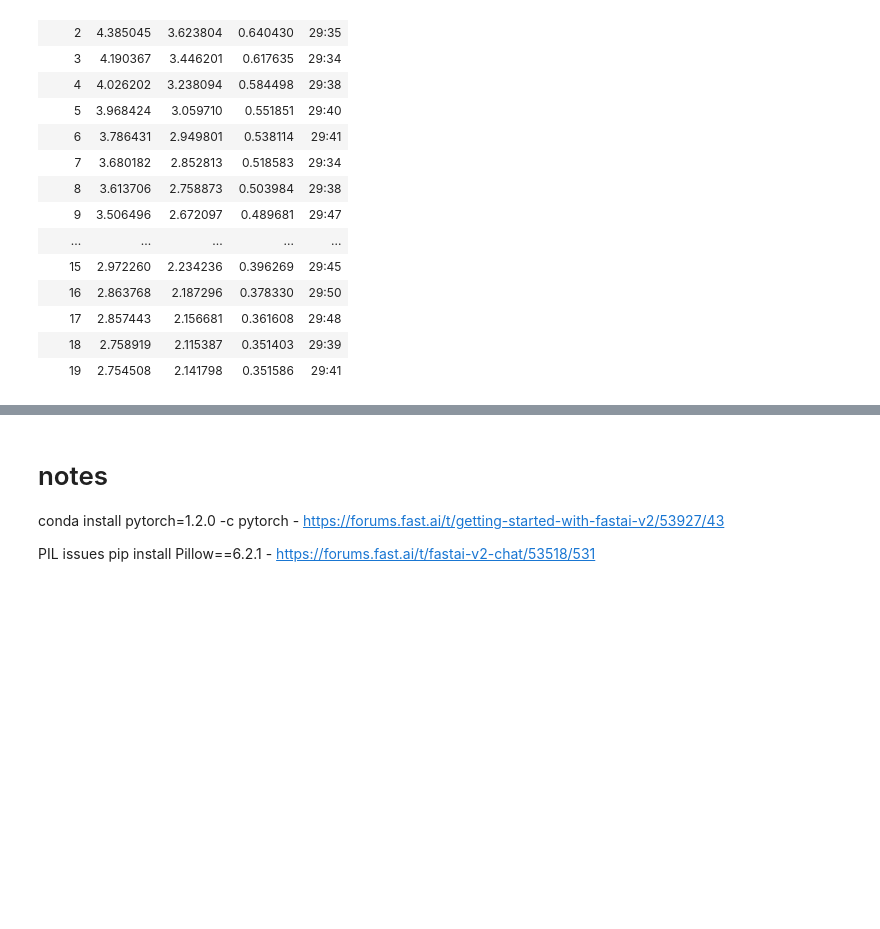
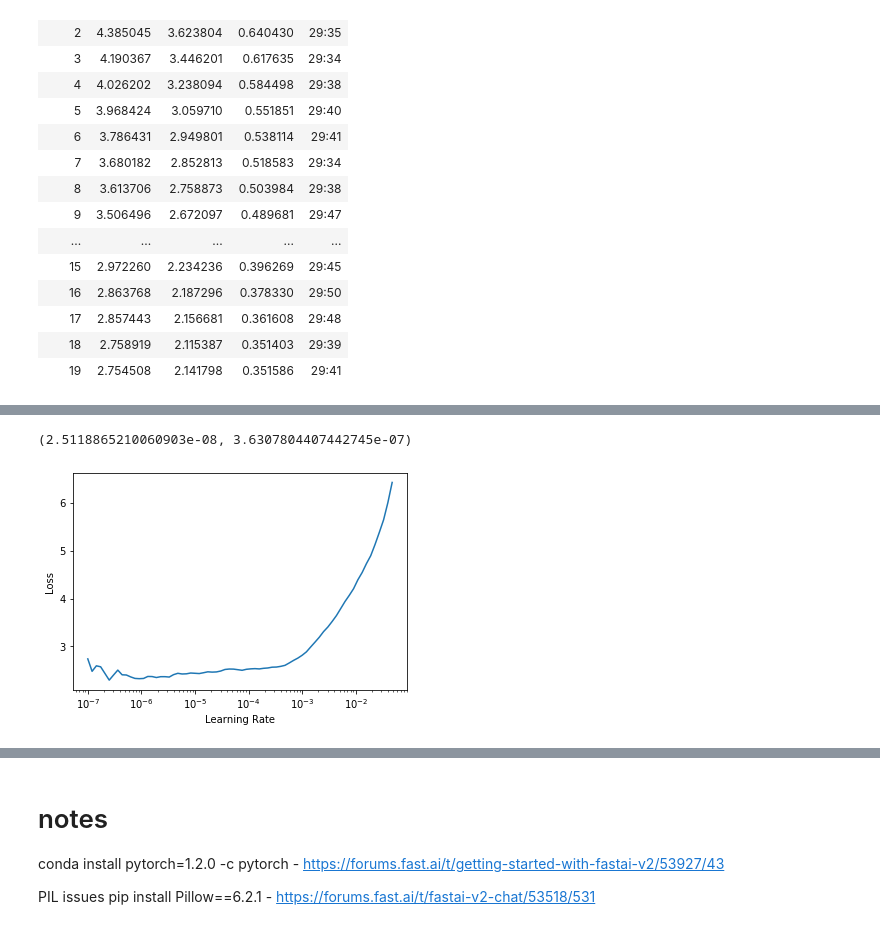
Before and after one commit to aquietlife/fastai2_audio, a Jupyter notebook: nbs/bird_classifier.ipynb, the cells around one changed output, grey strips where cells are left out. Saved outputs shown, nothing was run; the diff lists cells and outputs as text; code cells hidden in the pictures; blank space fills up the shorter version.

```diff
--- a/nbs/bird_classifier.ipynb
+++ b/nbs/bird_classifier.ipynb
@@ -693,0 +701,3 @@ learn.fit_one_cycle(30, lr_max=slice(3e-7, 3e-6))
+# %%
+learn.lr_find()
+# %% [output]
@@ -693,0 +705,2 @@ learn.fit_one_cycle(30, lr_max=slice(3e-7, 3e-6))
+(2.5118865210060903e-08, 3.6307804407442745e-07)
+[figure, added]
```
Also changed, not shown: parts of 22 cells of this notebook.
